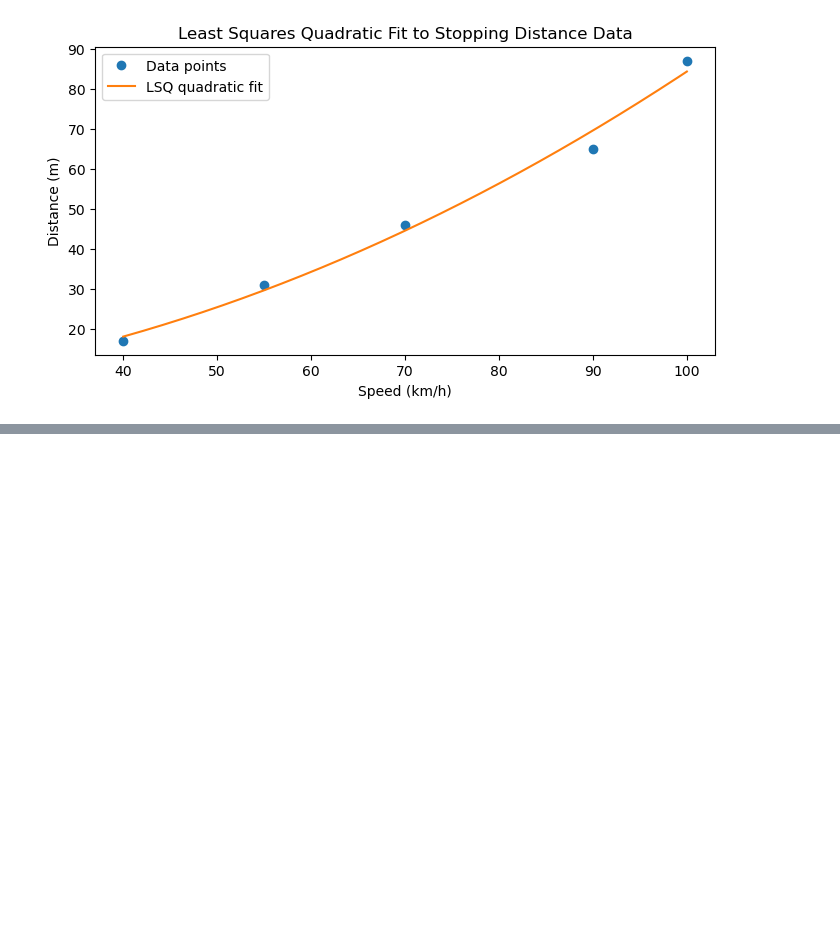
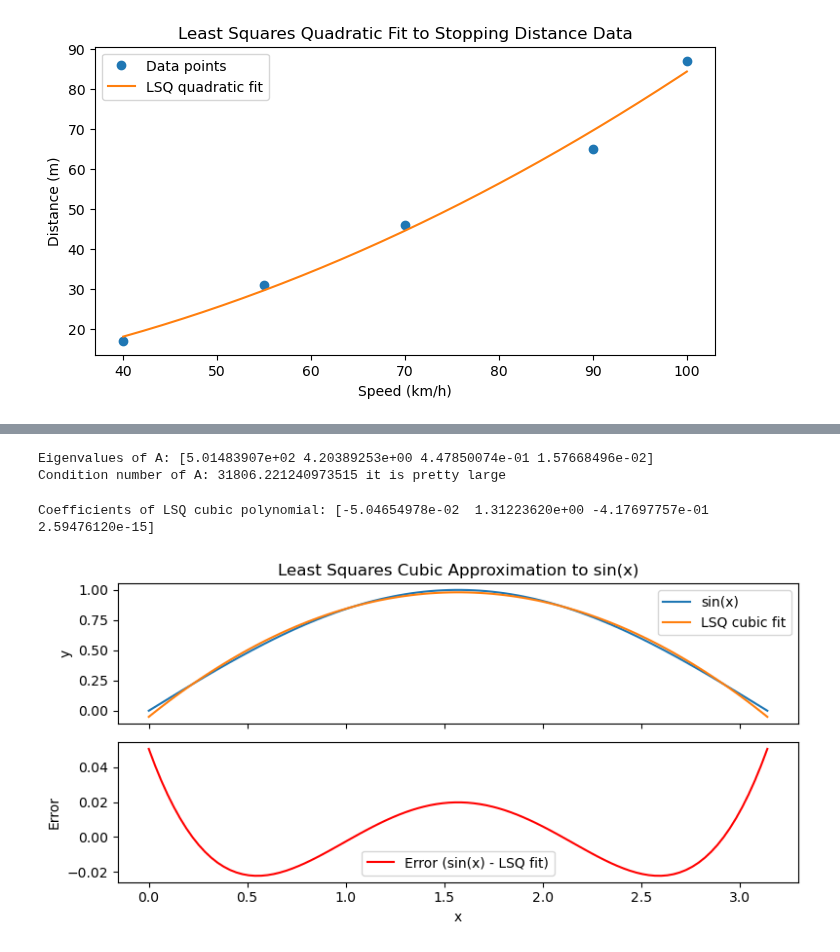
Before and after one commit to galendal/MAT160, a Jupyter notebook: LSQ.ipynb, the cells around one changed output, grey strips where cells are left out. Saved outputs shown, nothing was run; the diff lists cells and outputs as text; code cells hidden in the pictures; blank space fills up the shorter version.

```diff
--- a/LSQ.ipynb
+++ b/LSQ.ipynb
@@ -232,0 +274,14 @@ plt.show()
+# %%
+from scipy.integrate import quad
+
+# Compute A matrix for continuous least squares cubic approximation to sin(x) on [0, pi]
+A_cont = np.zeros((4, 4))
+b_cont = np.zeros(4)
+
+for k in range(4):
+    for j in range(4):
+        A_cont[k, j], _ = quad(lambda x: x**(k + j), 0, np.pi) # Integral of x^(k+j) from 0 to pi
+    b_cont[k], _ = quad(lambda x: x**k * np.sin(x), 0, np.pi) # Integral of x^k * sin(x) from 0 to pi
+
+print("A matrix (continuous):\n", A_cont)
+print("b vector (continuous):\n", b_cont)
@@ -232,0 +296,39 @@ plt.show()
+# %%
+# Compute eigenvalues and condition number of A matrix from discrete LSQ example
+eigenvalues = np.linalg.eigvals(A_cont)
+condition_number = np.linalg.cond(A_cont)
+
+print("Eigenvalues of A:", eigenvalues)
+print("Condition number of A:", condition_number, "it is pretty large")
+# %% [output]
+Eigenvalues of A: [5.01483907e+02 4.20389253e+00 4.47850074e-01 1.57668496e-02]
+Condition number of A: 31806.221240973515 it is pretty large
+# %%
+a=np.linalg.inv(A_cont)@b_cont # Solve for coefficients
+print("Coefficients of LSQ cubic polynomial:", a)
+# %% [output]
+Coefficients of LSQ cubic polynomial: [-5.04654978e-02  1.31223620e+00 -4.17697757e-01  2.59476120e-15]
+# %%
+x=np.linspace(0, np.pi, 100)
+y=np.sin(x)
+Y_lsq=np.polyval(a[::-1], x)
+fig, axs = plt.subplots(2, 1, figsize=(8, 4), sharex=True)
+
+# Top: sin(x) and LSQ cubic fit
+axs[0].plot(x, y, label='sin(x)')
+axs[0].plot(x, Y_lsq, label='LSQ cubic fit')
+axs[0].set_ylabel('y')
+axs[0].set_title('Least Squares Cubic Approximation to sin(x)')
+axs[0].legend()
+
+# Bottom: Error
+error = y - Y_lsq
+axs[1].plot(x, error, color='r', label='Error (sin(x) - LSQ fit)')
+axs[1].set_xlabel('x')
+axs[1].set_ylabel('Error')
+axs[1].legend()
+
+plt.tight_layout()
+plt.show()
+# %% [output]
+[figure, added]
```
Also changed, not shown: parts of 20 cells of this notebook, 3 other files.
